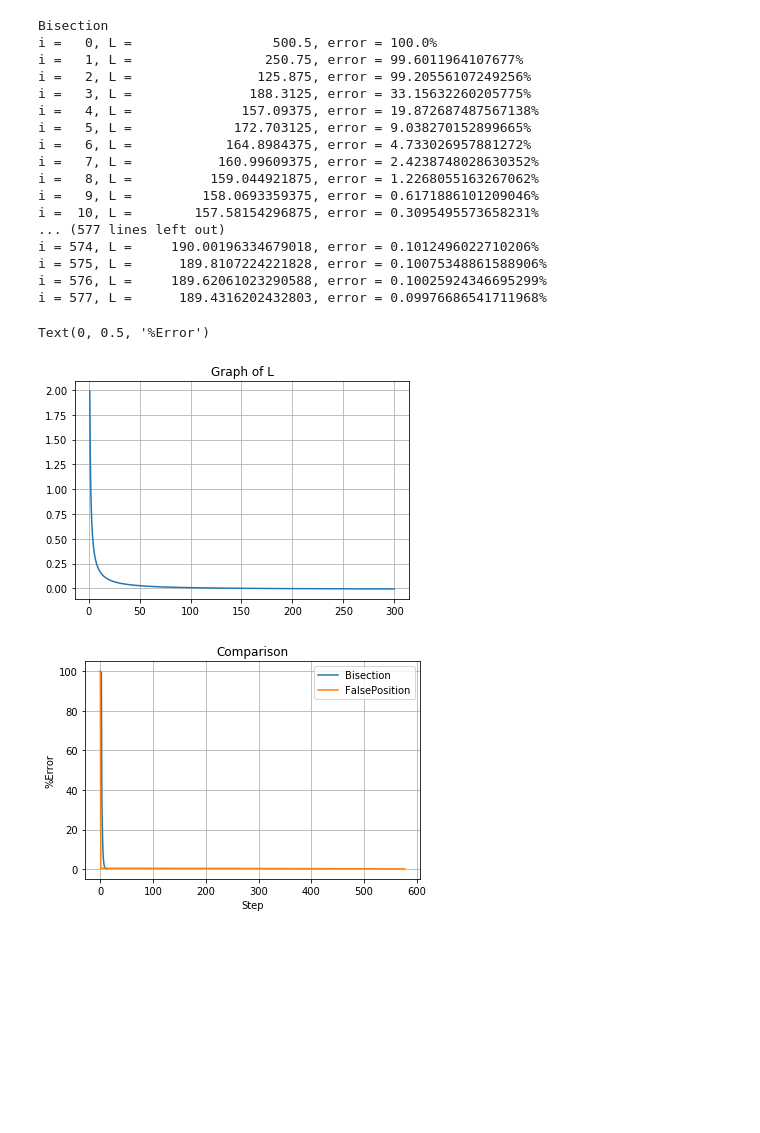
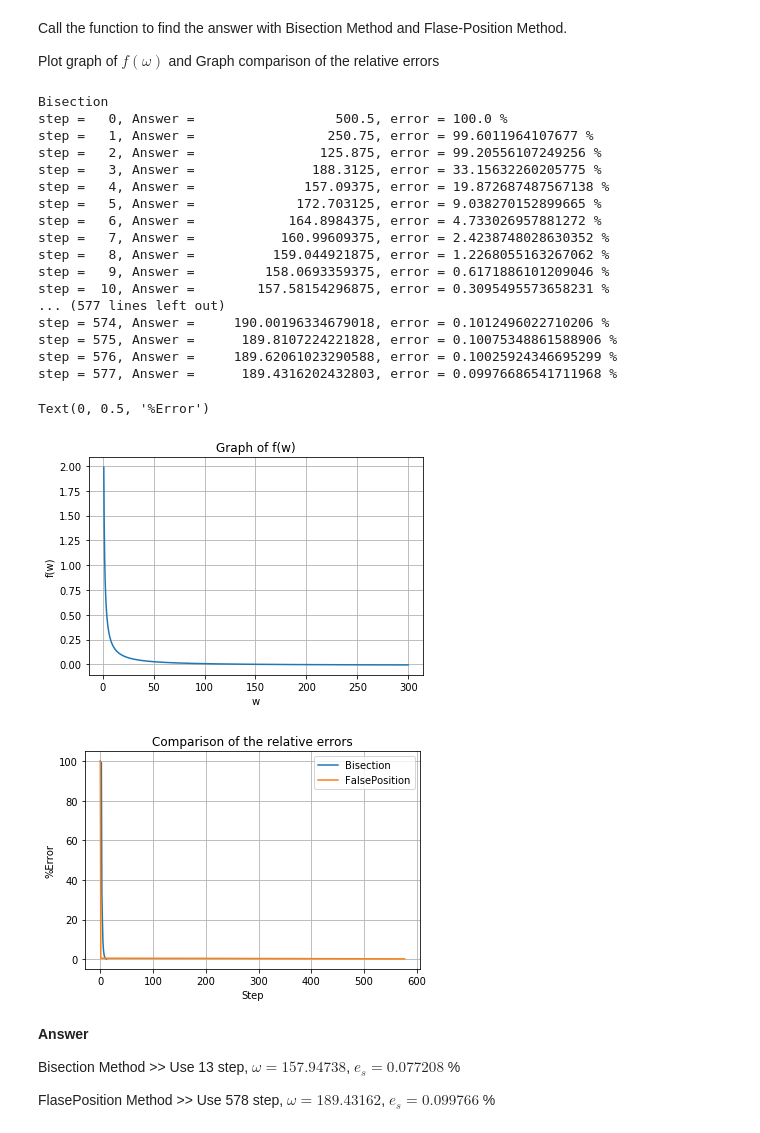
Before and after one commit to wjsunny/NUMERICAL_COMPUTATION, a Jupyter notebook: week3/Homework1.ipynb, the cells around one changed output. Drawn from its saved outputs; the diff is of its cells as text; code cells hidden in the pictures; blank space fills up the shorter version.

```diff
--- a/week3/Homework1.ipynb
+++ b/week3/Homework1.ipynb
@@ -5,29 +24,29 @@ import matplotlib.pyplot as plt
 # %%
 def Bisection(xl, xu, err, fnc):
     print('Bisection')
-    er = err+100
+    ea = err+100
     i = 0
     xrn = 0
     fxl = fnc(xl)
     x = np.array([])
     y = np.array([])
-    while not er <= err:
+    while not ea <= err:
         x = np.append(x,i)
         xr = xrn
         xrn = (xl+xu)/2
         fxr = fnc(xrn)
         if not xrn == 0:
-            er = np.abs(((xrn - xr) / xrn)) * 100
-        y = np.append(y, er)
+            ea = np.abs(((xrn - xr) / xrn)) * 100
+        y = np.append(y, ea)
         if (fxl * fxr < 0):
             xu = xrn
         elif (fxl * fxr >0):
             xl = xrn
             fxl = fxr
         else:
-            print('i = {:3d}, L = {:22}, error = {}%'.format(i,xrn,er))
+            print('step = {:3d}, Answer = {:22}, error = {} %'.format(i,xrn,ea))
             return x, y
             break
-        print('i = {:3d}, L = {:22}, error = {}%'.format(i,xrn,er))
+        print('step = {:3d}, Answer = {:22}, error = {} %'.format(i,xrn,ea))
         i += 1
     return x, y
@@ -36,19 +75,19 @@ def FlasePosition(xl, xu, err, fnc):
     print('FlasePosition')
     xrn = 0
     i = 0
-    er = err +100
+    ea = err +100
     fxl = fnc(xl)
     fxu = fnc(xu)
     x = np.array([])
     y = np.array([])
-    while not er <= err:
+    while not ea <= err:
         x = np.append(x,i)
         xr = xrn
         xrn = xu - (fxu * (xl - xu))/(fxl - fxu)
         fxr = fnc(xrn)
         if not xrn == 0:
-            er = np.abs((xrn - xr)/xrn) * 100
-        y = np.append(y, er)
+            ea = np.abs((xrn - xr)/xrn) * 100
+        y = np.append(y, ea)
         if (fxl * fxr <0):
             xu = xrn
             fxu = fxr
@@ -56,9 +95,9 @@ def FlasePosition(xl, xu, err, fnc):
             xl = xrn
             fxl = fxr
         else:
-            print('i = {:3d}, L = {:22}, error = {}%'.format(i,xrn,er))
+            print('step = {:3d}, Answer = {:22}, error = {} %'.format(i,xrn,ea))
             return x, y
             break
-        print('i = {:3d}, L = {:22}, error = {}%'.format(i,xrn,er))
+        print('step = {:3d}, Answer = {:22}, error = {} %'.format(i,xrn,ea))
         i += 1
     return x, y
@@ -189,42 +271,54 @@ def fncW(w):
     eq2 = 1/(R**2)
     fw = np.sqrt(eq2 + eq1) - (1/Z)
     return fw
+# %% [markdown]
+Call the function to find the answer with Bisection Method and Flase-Position Method.
+
+Plot graph of $f(\omega)$ and Graph comparison of the relative errors
 # %%
 w1, z1 = Bisection(1, 1000, 0.1, fncW)
 w2, z2 = FlasePosition(1, 1000, 0.1, fncW)
 x = np.arange(1, 300, 1e-2)
 #x = np.linspace(0,20,1000)
 fig1 = plt.figure()
-plt.title('Graph of L')
+plt.title('Graph of f(w)')
 plt.plot(x, fncW(x))
+plt.xlabel('w')
+plt.ylabel('f(w)')
 plt.grid()
 
 fig2 = plt.figure()
-plt.title('Comparison')
+plt.title('Comparison of the relative errors')
 plt.plot(w1, z1, label = 'Bisection')
 plt.plot(w2, z2, label = 'FalsePosition')
 plt.legend()
 plt.grid()
 plt.xlabel('Step')
 plt.ylabel('%Error')
 # %% [output]
 Bisection
-i =   0, L =                  500.5, error = 100.0%
-i =   1, L =                 250.75, error = 99.6011964107677%
-i =   2, L =                125.875, error = 99.20556107249256%
-i =   3, L =               188.3125, error = 33.15632260205775%
-i =   4, L =              157.09375, error = 19.872687487567138%
-i =   5, L =             172.703125, error = 9.038270152899665%
-i =   6, L =            164.8984375, error = 4.733026957881272%
-i =   7, L =           160.99609375, error = 2.4238748028630352%
-i =   8, L =          159.044921875, error = 1.2268055163267062%
-i =   9, L =         158.0693359375, error = 0.6171886101209046%
-i =  10, L =        157.58154296875, error = 0.3095495573658231%
+step =   0, Answer =                  500.5, error = 100.0 %
+step =   1, Answer =                 250.75, error = 99.6011964107677 %
+step =   2, Answer =                125.875, error = 99.20556107249256 %
+step =   3, Answer =               188.3125, error = 33.15632260205775 %
+step =   4, Answer =              157.09375, error = 19.872687487567138 %
+step =   5, Answer =             172.703125, error = 9.038270152899665 %
+step =   6, Answer =            164.8984375, error = 4.733026957881272 %
+step =   7, Answer =           160.99609375, error = 2.4238748028630352 %
+step =   8, Answer =          159.044921875, error = 1.2268055163267062 %
+step =   9, Answer =         158.0693359375, error = 0.6171886101209046 %
+step =  10, Answer =        157.58154296875, error = 0.3095495573658231 %
 ... (577 lines left out)
-i = 574, L =     190.00196334679018, error = 0.1012496022710206%
-i = 575, L =      189.8107224221828, error = 0.10075348861588906%
-i = 576, L =     189.62061023290588, error = 0.10025924346695299%
-i = 577, L =      189.4316202432803, error = 0.09976686541711968%
+step = 574, Answer =     190.00196334679018, error = 0.1012496022710206 %
+step = 575, Answer =      189.8107224221828, error = 0.10075348861588906 %
+step = 576, Answer =     189.62061023290588, error = 0.10025924346695299 %
+step = 577, Answer =      189.4316202432803, error = 0.09976686541711968 %
 Text(0, 0.5, '%Error')
-[figure, old version]
+[figure, new version]
-[figure, old version]
+[figure, new version]
+# %% [markdown]
+**Answer**
+
+Bisection Method >> Use 13 step, $\omega = 157.94738$, $e_{s} = 0.077208 $ %
+
+FlasePosition Method >> Use 578 step, $\omega = 189.43162$, $e_{s} = 0.099766 $ %
```
Also changed, not shown: parts of 14 cells of this notebook.
